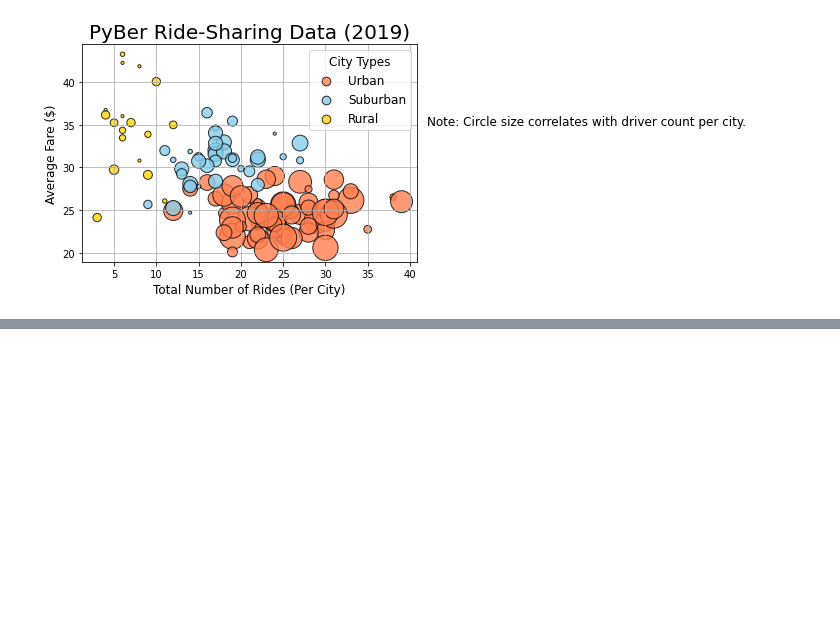
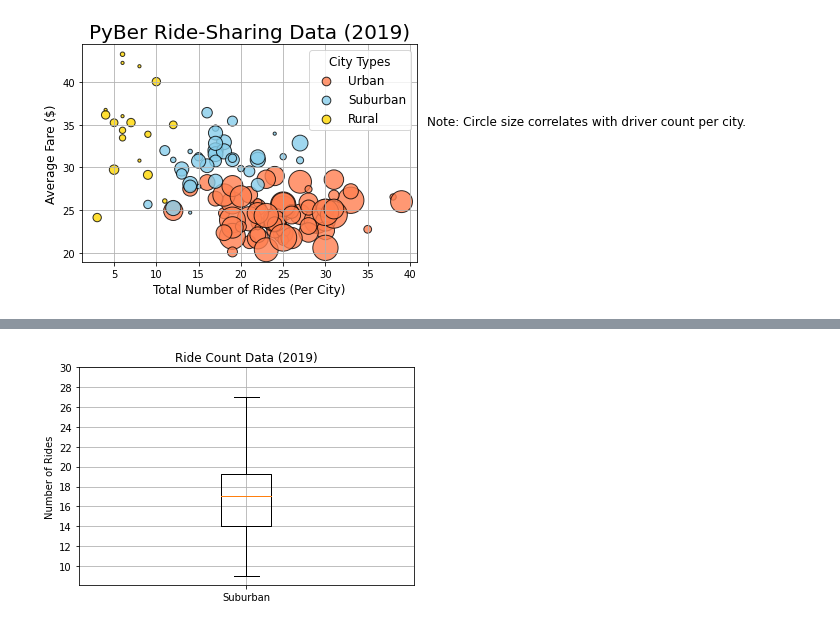
Before and after one commit to opeoje91/PyBer_Analysis, a Jupyter notebook: PyBer.ipynb, the cells around one changed output, grey strips where cells are left out. Cells and saved outputs as stored; diff of their text form; code cells hidden in the pictures; blank space fills up the shorter version.

```diff
--- a/PyBer.ipynb
+++ b/PyBer.ipynb
@@ -127,5 +127,5 @@ urban_city_df.head()
 | 4 | South Jack | 2019-03-06 04:28:35 | 34.58 | 3908451377344 | 46 | Urban |
 # %%
 # Create the Suburban and Rural city DataFrames.
-suburban_city_df = pyber_data_df[pyber_data_df["type"] == "Suburban"]
+suburban_cities_df = pyber_data_df[pyber_data_df["type"] == "Suburban"]
 # %%
@@ -159,9 +159,9 @@ Deanville          19
 Name: ride_id, dtype: int64
 # %%
 # Get the numnber of rides for Suburban cities
-suburban_ride_count = suburban_city_df.groupby(["city"]).count()["ride_id"]
+suburban_ride_count = suburban_cities_df.groupby(["city"]).count()["ride_id"]
 
 # Get the numnber of rides for rural cities
-rural_ride_count = rural_city_df.groupby(["city"]).count()["ride_id"]
+rural_ride_count = rural_cities_df.groupby(["city"]).count()["ride_id"]
 # %%
 # Get average fare for each city in the urban cities.
@@ -325,0 +548,13 @@ plt.show()
+# %%
+#Calculate the summary statistics with box-and-whisker plots on the number of suburban rides.
+x_labels = ["Suburban"]
+fig, ax = plt.subplots()
+ax.boxplot(suburban_ride_count, labels=x_labels)
+#Add title, y_axis,and grid
+ax.set_title('Ride Count Data (2019)')
+ax.set_ylabel('Number of Rides')
+ax.set_yticks(np.arange(10, 31, step=2.0))
+ax.grid()
+plt.show()
+# %% [output]
+[figure, added]
```
Also changed, not shown: parts of 39 cells of this notebook.
